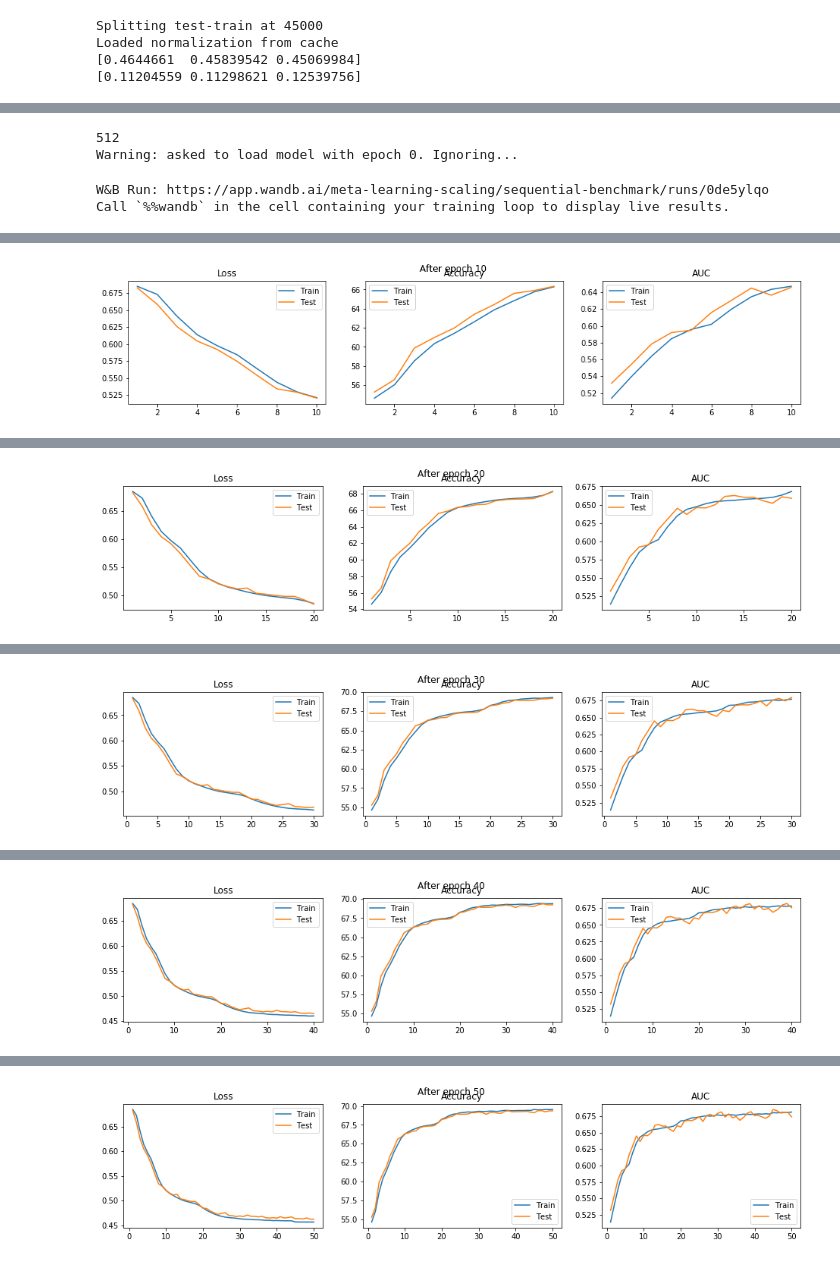
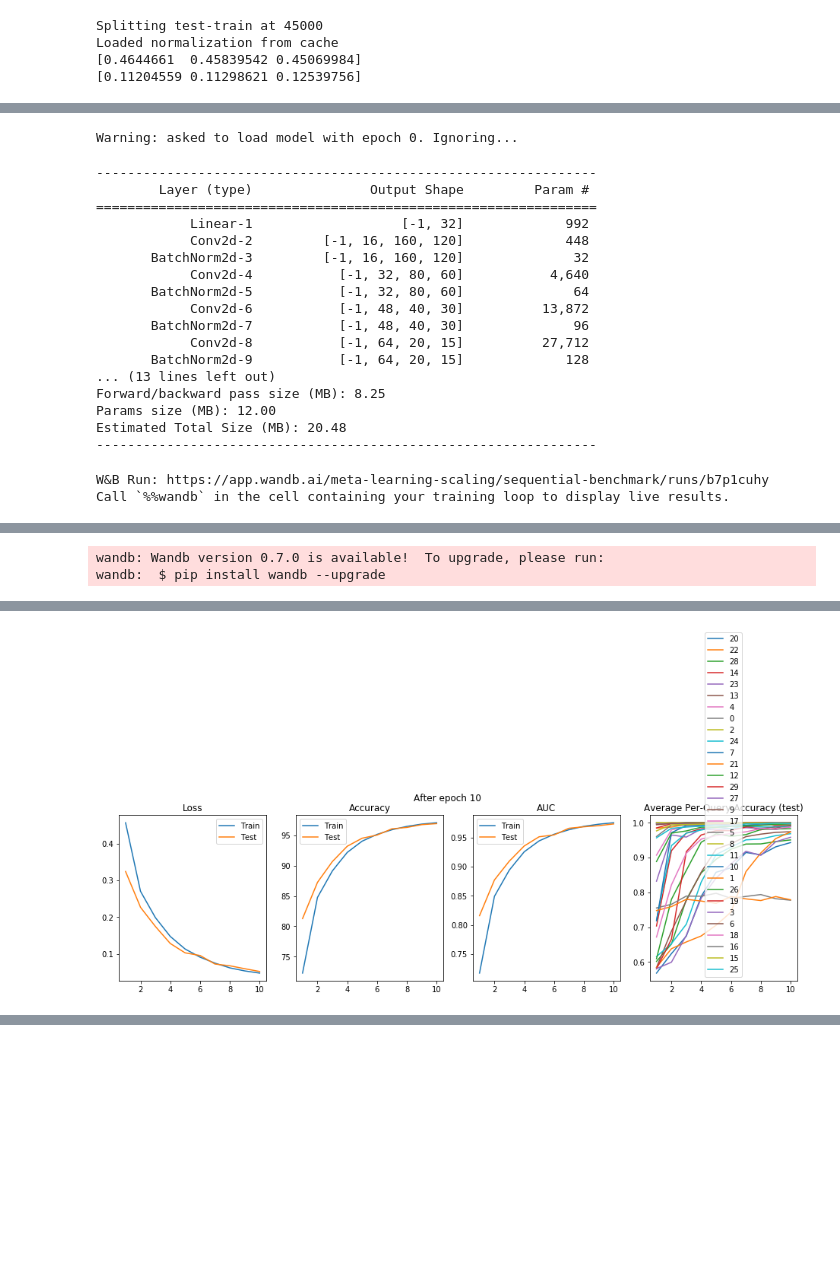
Before and after one commit to guydav/deep-learning-projects, a Jupyter notebook: notebooks/Meta_Learning_Chameleon.ipynb, the cells around one changed output, grey strips where cells are left out. Saved outputs shown, nothing was run; the diff lists cells and outputs as text; code cells hidden in the pictures; blank space fills up the shorter version.

Commit message:
Added notebook used to test query-modulating model

```diff
--- a/notebooks/Meta_Learning_Chameleon.ipynb
+++ b/notebooks/Meta_Learning_Chameleon.ipynb
@@ -45,42 +82,62 @@ Loaded normalization from cache
 current_epoch = 0
 save_dir = '/home/cc/checkpoints'
 
-large_batch_no_dropout_test_model = PoolingDropoutCNNMLP(
+query_modulating_model = QueryModulatingCNNMLP(
+    mod_level=2,
     query_length=30,
     conv_filter_sizes=(16, 32, 48, 64),
     conv_output_size=4480,
     mlp_layer_sizes=(512, 512, 512, 512),
     lr=5e-4,
-    weight_decay=0,
+    weight_decay=1e-4,
     conv_dropout=False,
-    mlp_dropout=True,
-    name='mlp_dropout_no_decay_50k_cnn_mlp_large_batch',
+    mlp_dropout=False,
+    name='query_modulating_cnn_mlp2',
     save_dir=save_dir)
 
-large_batch_no_dropout_test_model.load_model(current_epoch)
-large_batch_no_dropout_test_model = large_batch_no_dropout_test_model.cuda()
+query_modulating_model.load_model(current_epoch)
+query_modulating_model = query_modulating_model.cuda()
 # %% [output]
-512
 Warning: asked to load model with epoch 0. Ignoring...
+# %%
+summary(query_modulating_model, [(3, 160, 120), (30, )])
+# %% [output]
+----------------------------------------------------------------
+        Layer (type)               Output Shape         Param #
+================================================================
+            Linear-1                   [-1, 32]             992
+            Conv2d-2         [-1, 16, 160, 120]             448
+       BatchNorm2d-3         [-1, 16, 160, 120]              32
+            Conv2d-4           [-1, 32, 80, 60]           4,640
+       BatchNorm2d-5           [-1, 32, 80, 60]              64
+            Conv2d-6           [-1, 48, 40, 30]          13,872
+       BatchNorm2d-7           [-1, 48, 40, 30]              96
+            Conv2d-8           [-1, 64, 20, 15]          27,712
+       BatchNorm2d-9           [-1, 64, 20, 15]             128
+... (13 lines left out)
+Forward/backward pass size (MB): 8.25
+Params size (MB): 12.00
+Estimated Total Size (MB): 20.48
+----------------------------------------------------------------
 # %%
 # os.environ['WANDB_RUN_ID'] ='98w3kzlw'
 # os.environ['WANDB_RESUME'] = 'must'
 wandb.init(entity='meta-learning-scaling', project='sequential-benchmark') #, resume=True)
 
-current_model = large_batch_no_dropout_test_model
+current_model = query_modulating_model
 
 wandb.config.lr = current_model.lr
 wandb.config.decay = current_model.weight_decay
 wandb.config.loss = 'CE'
 wandb.config.batch_size = train_dataloader.batch_size
 # %% [output]
-W&B Run: https://app.wandb.ai/meta-learning-scaling/sequential-benchmark/runs/0de5ylqo
+W&B Run: https://app.wandb.ai/meta-learning-scaling/sequential-benchmark/runs/b7p1cuhy
 Call `%%wandb` in the cell containing your training loop to display live results.
 # %%
 total_epochs = 200
 wandb.config.update(dict(epochs=total_epochs), allow_val_change=True)
 
-train(large_batch_no_dropout_test_model, train_dataloader, test_dataloader,
+train(query_modulating_model, train_dataloader, test_dataloader,
       num_epochs=total_epochs - current_epoch, epochs_to_test=1, epochs_to_graph=10,
       num_batches_to_print=10000, start_epoch=current_epoch)
 # %% [output]
@@ -106,0 +146,2 @@ train(large_batch_no_dropout_test_model, train_dataloader, test_dataloader,
+wandb: Wandb version 0.7.0 is available!  To upgrade, please run:
+wandb:  $ pip install wandb --upgrade
@@ -107 +166 @@ train(large_batch_no_dropout_test_model, train_dataloader, test_dataloader,
-[figure, old version]
+[figure, new version]
@@ -128 +166,0 @@ train(large_batch_no_dropout_test_model, train_dataloader, test_dataloader,
-[figure, removed]
@@ -149 +166,0 @@ train(large_batch_no_dropout_test_model, train_dataloader, test_dataloader,
-[figure, removed]
@@ -170 +170,0 @@ train(large_batch_no_dropout_test_model, train_dataloader, test_dataloader,
-[figure, removed]
@@ -188 +170,0 @@ Epoch    43: reducing learning rate of group 0 to 2.5000e-04.
-[figure, removed]
```
Also changed, not shown: parts of 8 cells of this notebook.
